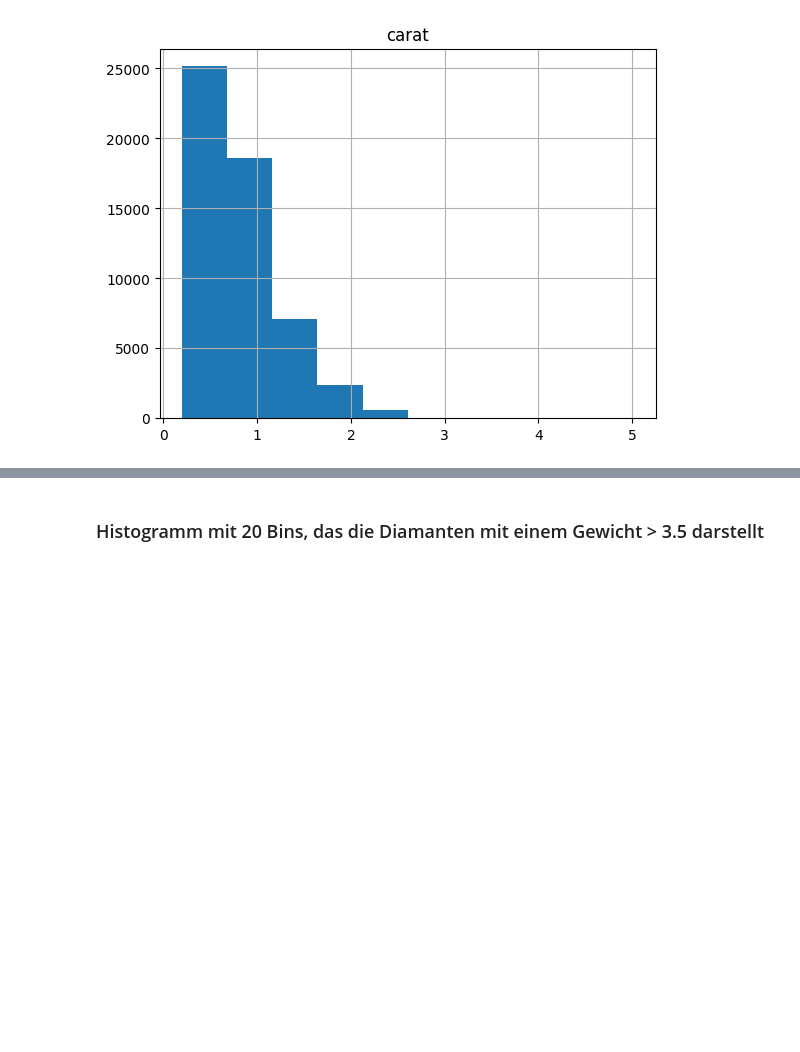
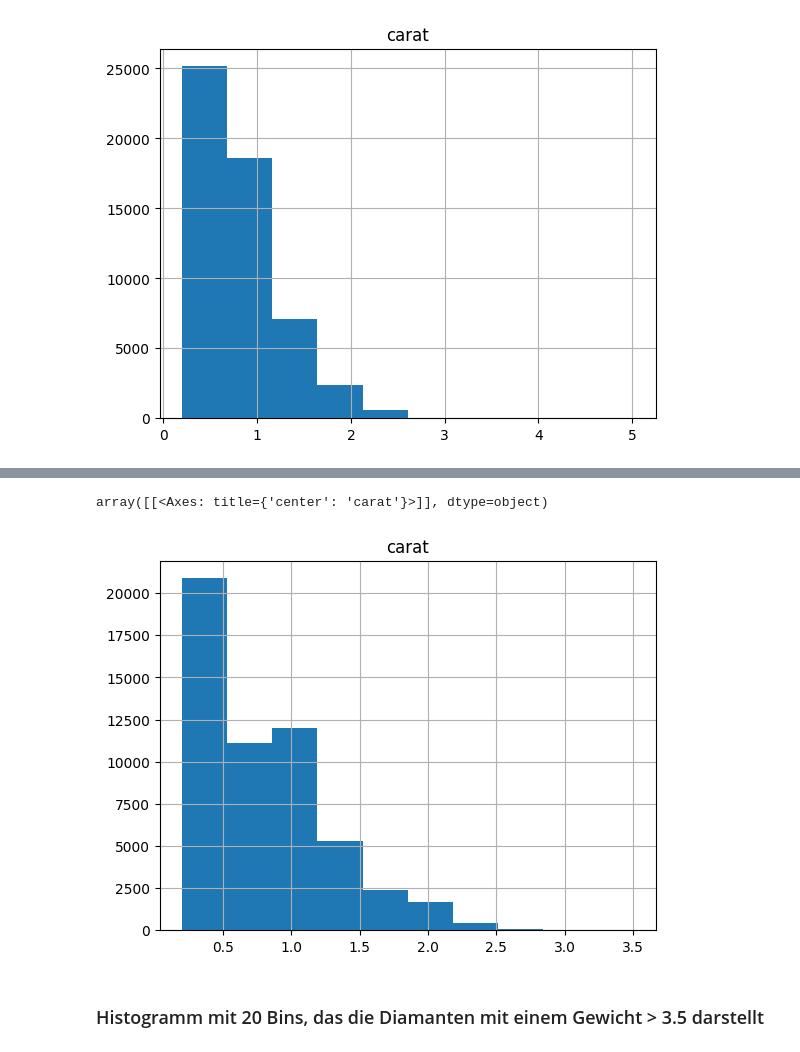
Before and after one commit to Javacream/org.javacream.training.python, a Jupyter notebook: programme/Woche9/diamonds/diamonds_analysis.ipynb, the cells around one changed output, grey strips where cells are left out. Cells and saved outputs as stored; diff of their text form; code cells hidden in the pictures; blank space fills up the shorter version.

```diff
--- a/programme/Woche9/diamonds/diamonds_analysis.ipynb
+++ b/programme/Woche9/diamonds/diamonds_analysis.ipynb
@@ -185,3 +216,8 @@ array([[<Axes: title={'center': 'carat'}>]], dtype=object)
+# %%
+diamonds_dataframe[diamonds_dataframe['carat'] <= CARAT_LIMIT].hist(column='carat')
+# %% [output]
+array([[<Axes: title={'center': 'carat'}>]], dtype=object)
+[figure, added]
 # %% [markdown]
 ### Histogramm mit 20 Bins, das die Diamanten mit einem Gewicht > 3.5 darstellt
 # %%
```
Also changed, not shown: parts of 11 cells of this notebook.
